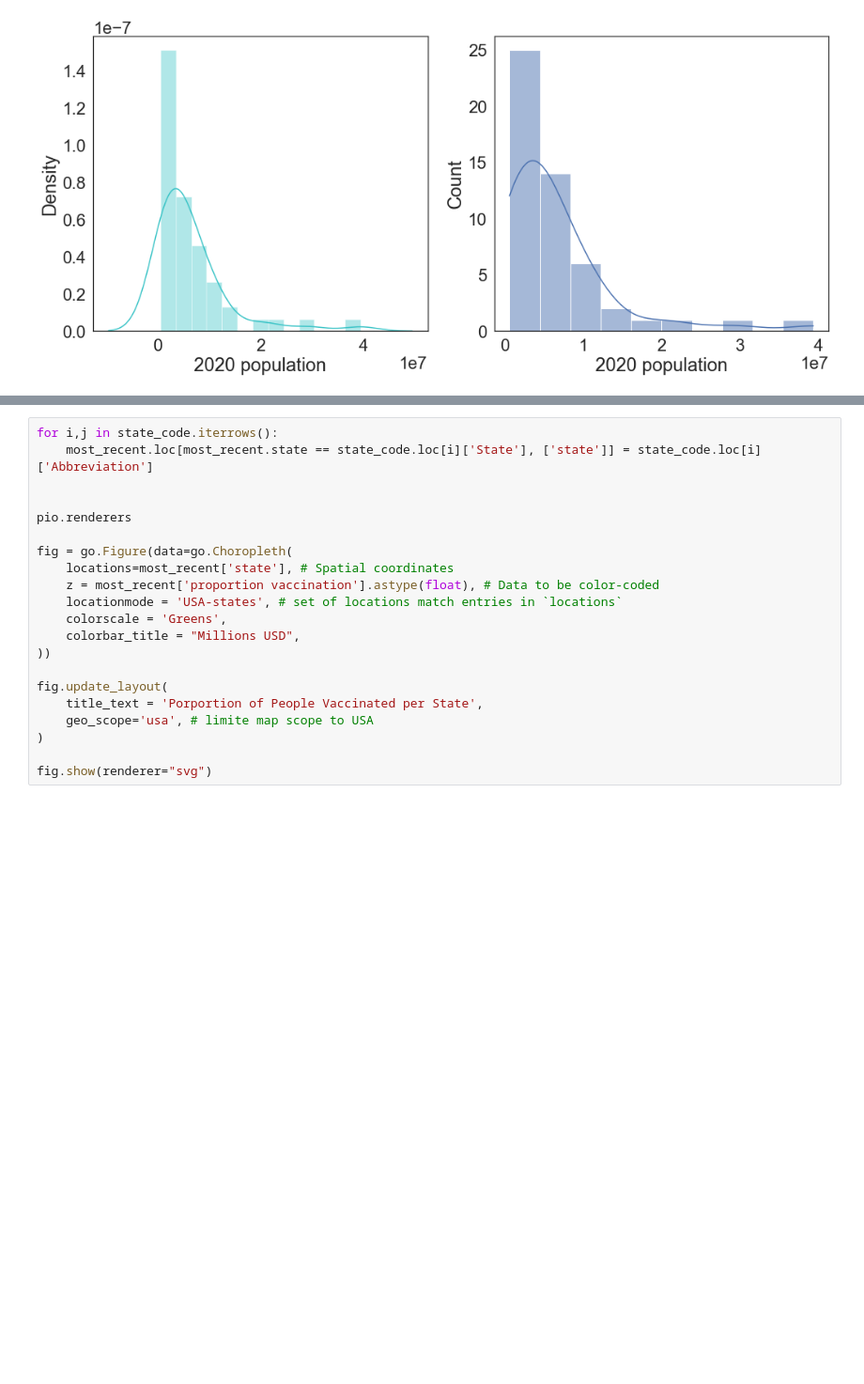
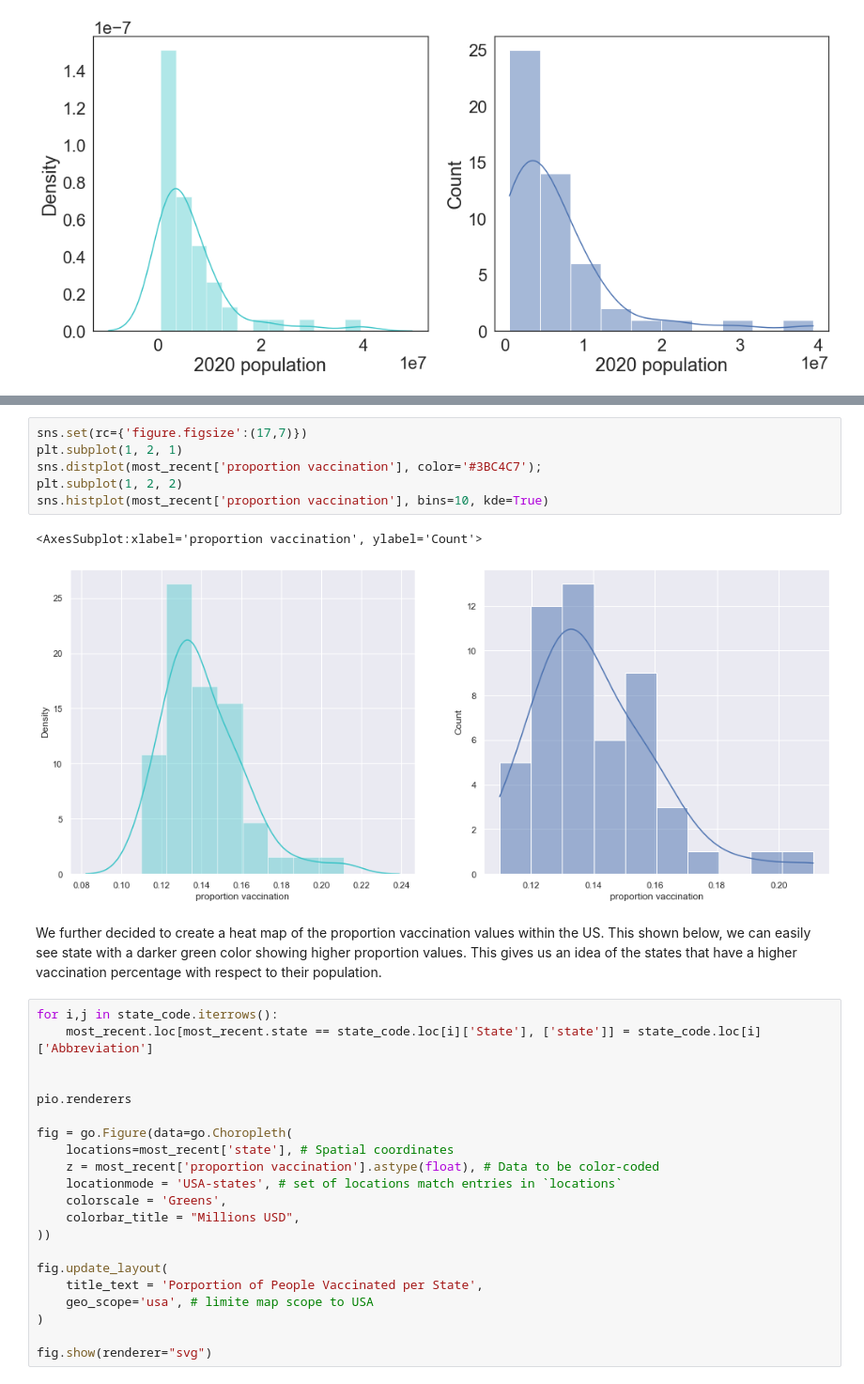
Before and after one commit to COGS108/group042_wi21, a Jupyter notebook: EDACheckpoint_group042.ipynb, the cells around one changed output, grey strips where cells are left out. Shown at 94% size. Saved outputs shown, nothing was run; the diff lists cells and outputs as text; blank space fills up the shorter version.

```diff
--- a/EDACheckpoint_group042.ipynb
+++ b/EDACheckpoint_group042.ipynb
@@ -181,3 +216,14 @@ most_recent['people vaccinated'].isnull().sum()
+# %%
+sns.set(rc={'figure.figsize':(17,7)})
+plt.subplot(1, 2, 1)
+sns.distplot(most_recent['proportion vaccination'], color='#3BC4C7');
+plt.subplot(1, 2, 2)
+sns.histplot(most_recent['proportion vaccination'], bins=10, kde=True)
+# %% [output]
+<AxesSubplot:xlabel='proportion vaccination', ylabel='Count'>
+[figure, added]
+# %% [markdown]
+We further decided to create a heat map of the proportion vaccination values within the US. This shown below, we can easily see state with a darker green color showing higher proportion values. This gives us an idea of the states that have a higher vaccination percentage with respect to their population.
 # %%
 for i,j in state_code.iterrows():
     most_recent.loc[most_recent.state == state_code.loc[i]['State'], ['state']] = state_code.loc[i]['Abbreviation']
```
Also changed, not shown: parts of 21 cells of this notebook.
